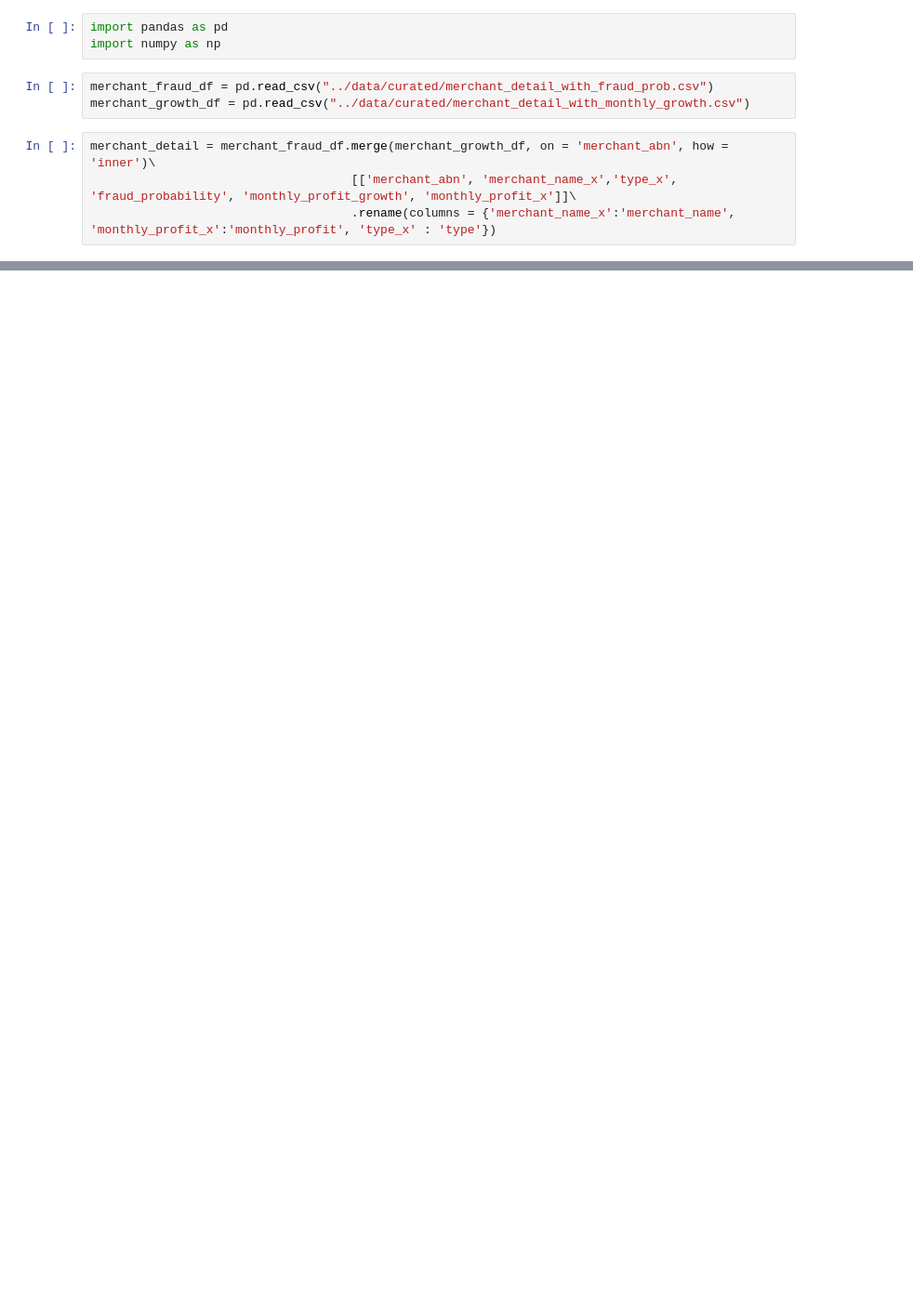
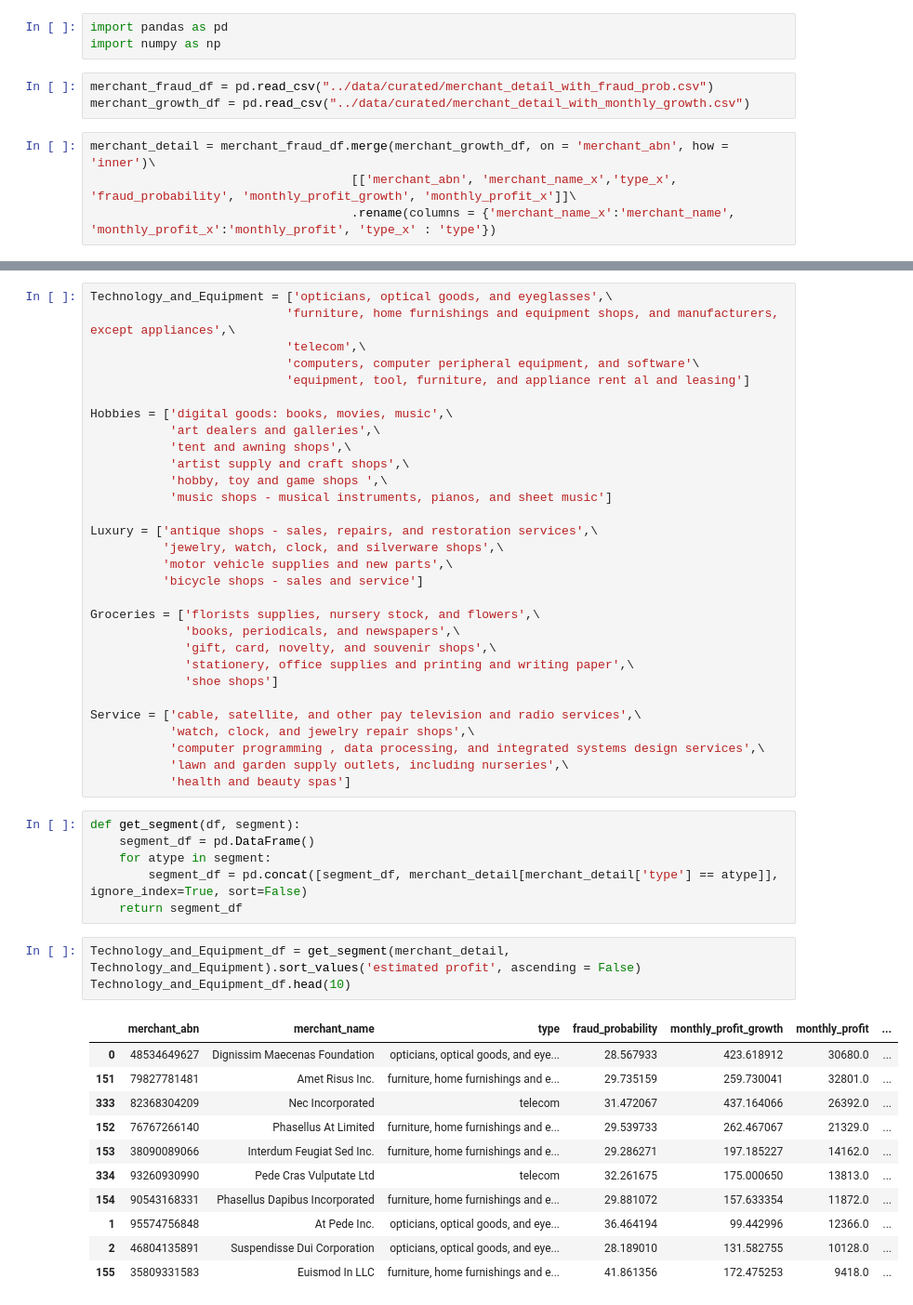
Before and after one commit to MAST30034-Applied-Data-Science/generic-buy-now-pay-later-project-group-33, a Jupyter notebook: notebooks/8.ranking system.ipynb, the cells around one changed output, grey strips where cells are left out. Shown at 93% size. Saved outputs shown, nothing was run; the diff lists cells and outputs as text; blank space fills up the shorter version.

Commit message:
Ranking system for segments

```diff
--- a/notebooks/8.ranking system.ipynb
+++ b/notebooks/8.ranking system.ipynb
@@ -29,0 +38,51 @@ merchant_detail.sort_values('estimated profit', ascending = False)
+# %%
+Technology_and_Equipment = ['opticians, optical goods, and eyeglasses',\
+                           'furniture, home furnishings and equipment shops, and manufacturers, except appliances',\
+                           'telecom',\
+                           'computers, computer peripheral equipment, and software'\
+                           'equipment, tool, furniture, and appliance rent al and leasing']
+
+Hobbies = ['digital goods: books, movies, music',\
+           'art dealers and galleries',\
+           'tent and awning shops',\
+           'artist supply and craft shops',\
+           'hobby, toy and game shops ',\
+           'music shops - musical instruments, pianos, and sheet music']
+
+Luxury = ['antique shops - sales, repairs, and restoration services',\
+          'jewelry, watch, clock, and silverware shops',\
+          'motor vehicle supplies and new parts',\
+          'bicycle shops - sales and service']
+
+Groceries = ['florists supplies, nursery stock, and flowers',\
+             'books, periodicals, and newspapers',\
+             'gift, card, novelty, and souvenir shops',\
+             'stationery, office supplies and printing and writing paper',\
+             'shoe shops']
+
+Service = ['cable, satellite, and other pay television and radio services',\
+           'watch, clock, and jewelry repair shops',\
+           'computer programming , data processing, and integrated systems design services',\
+           'lawn and garden supply outlets, including nurseries',\
+           'health and beauty spas']
+# %%
+def get_segment(df, segment):
+    segment_df = pd.DataFrame()
+    for atype in segment:
+        segment_df = pd.concat([segment_df, merchant_detail[merchant_detail['type'] == atype]], ignore_index=True, sort=False)
+    return segment_df
+# %%
+Technology_and_Equipment_df = get_segment(merchant_detail, Technology_and_Equipment).sort_values('estimated profit', ascending = False)
+Technology_and_Equipment_df.head(10)
+# %% [output]
+|  | merchant_abn | merchant_name | type | fraud_probability | monthly_profit_growth | monthly_profit | ... |
+| 0 | 48534649627 | Dignissim Maecenas Foundation | opticians, optical goods, and eye... | 28.567933 | 423.618912 | 30680.0 | ... |
+| 151 | 79827781481 | Amet Risus Inc. | furniture, home furnishings and e... | 29.735159 | 259.730041 | 32801.0 | ... |
+| 333 | 82368304209 | Nec Incorporated | telecom | 31.472067 | 437.164066 | 26392.0 | ... |
+| 152 | 76767266140 | Phasellus At Limited | furniture, home furnishings and e... | 29.539733 | 262.467067 | 21329.0 | ... |
+| 153 | 38090089066 | Interdum Feugiat Sed Inc. | furniture, home furnishings and e... | 29.286271 | 197.185227 | 14162.0 | ... |
+| 334 | 93260930990 | Pede Cras Vulputate Ltd | telecom | 32.261675 | 175.000650 | 13813.0 | ... |
+| 154 | 90543168331 | Phasellus Dapibus Incorporated | furniture, home furnishings and e... | 29.881072 | 157.633354 | 11872.0 | ... |
+| 1 | 95574756848 | At Pede Inc. | opticians, optical goods, and eye... | 36.464194 | 99.442996 | 12366.0 | ... |
+| 2 | 46804135891 | Suspendisse Dui Corporation | opticians, optical goods, and eye... | 28.189010 | 131.582755 | 10128.0 | ... |
+| 155 | 35809331583 | Euismod In LLC | furniture, home furnishings and e... | 41.861356 | 172.475253 | 9418.0 | ... |
```
Also changed, not shown: parts of 8 cells of this notebook.
